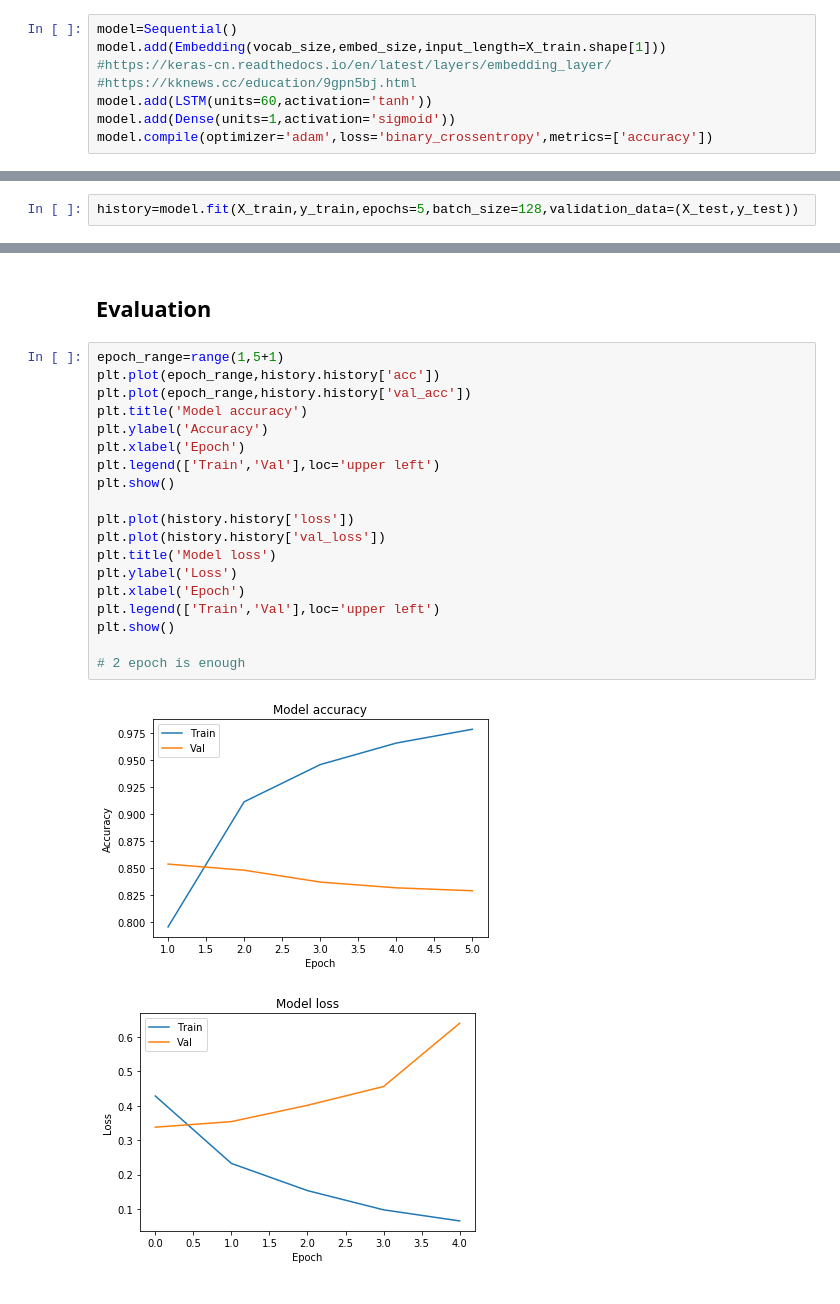
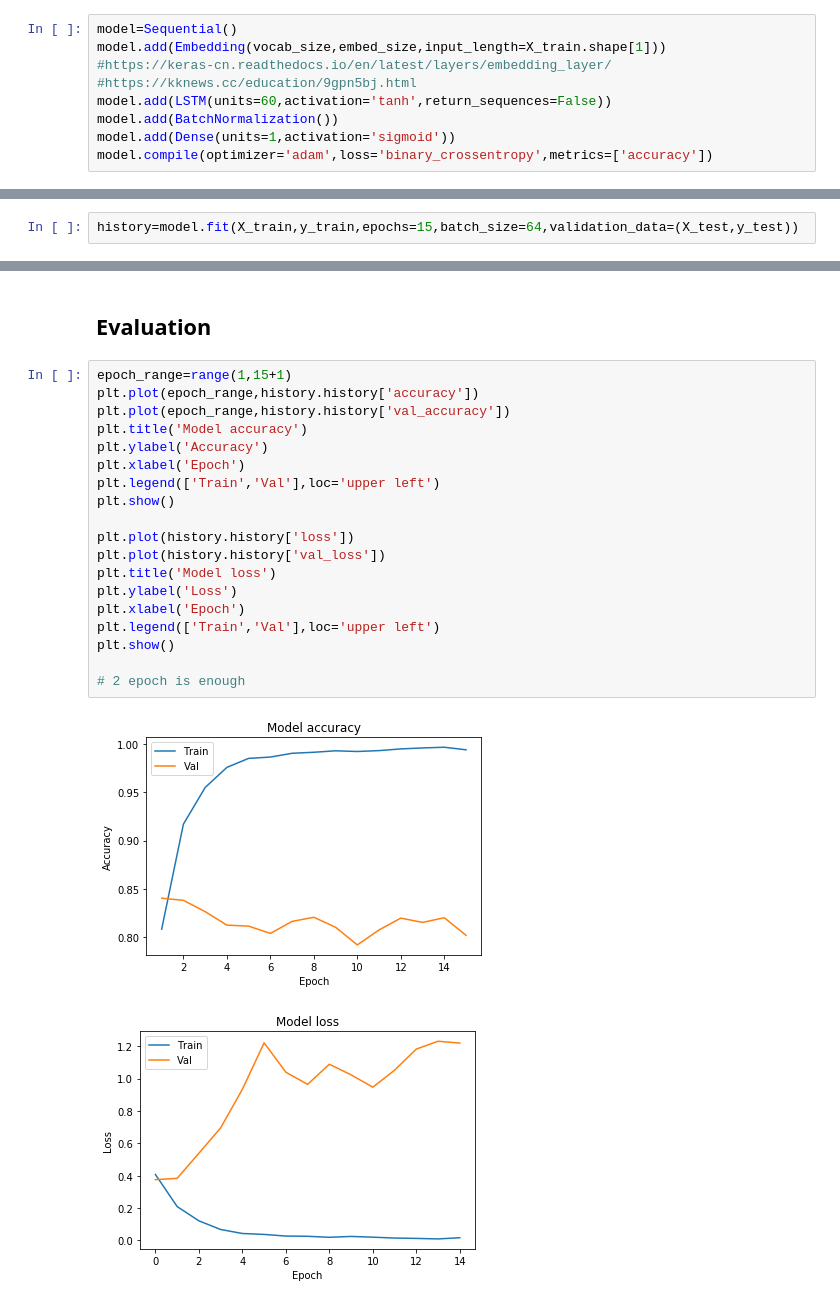
Before and after one commit to HunterKruger/DataScience, a Jupyter notebook: DeepLearning/MovieSentimentClassification(Data,binary,RNN).ipynb, the cells around one changed output, grey strips where cells are left out. Cells and saved outputs as stored; diff of their text form.

```diff
--- a/DeepLearning/MovieSentimentClassification(Data,binary,RNN).ipynb
+++ b/DeepLearning/MovieSentimentClassification(Data,binary,RNN).ipynb
@@ -64,6 +50,7 @@ model=Sequential()
 model.add(Embedding(vocab_size,embed_size,input_length=X_train.shape[1]))
 #https://keras-cn.readthedocs.io/en/latest/layers/embedding_layer/
 #https://kknews.cc/education/9gpn5bj.html
-model.add(LSTM(units=60,activation='tanh'))
+model.add(LSTM(units=60,activation='tanh',return_sequences=False))
+model.add(BatchNormalization())
 model.add(Dense(units=1,activation='sigmoid'))
 model.compile(optimizer='adam',loss='binary_crossentropy',metrics=['accuracy'])
@@ -96,5 +75,5 @@ Non-trainable params: 0
 _________________________________________________________________
 # %%
-history=model.fit(X_train,y_train,epochs=5,batch_size=128,validation_data=(X_test,y_test))
+history=model.fit(X_train,y_train,epochs=15,batch_size=64,validation_data=(X_test,y_test))
 # %% [output]
 Train on 25000 samples, validate on 25000 samples
@@ -126,24 +96,24 @@ history.history
 # %% [markdown]
 ## Evaluation
 # %%
-epoch_range=range(1,5+1)
-plt.plot(epoch_range,history.history['acc'])
-plt.plot(epoch_range,history.history['val_acc'])
+epoch_range=range(1,15+1)
+plt.plot(epoch_range,history.history['accuracy'])
+plt.plot(epoch_range,history.history['val_accuracy'])
 plt.title('Model accuracy')
 plt.ylabel('Accuracy')
 plt.xlabel('Epoch')
 plt.legend(['Train','Val'],loc='upper left')
 plt.show()
 
 plt.plot(history.history['loss'])
 plt.plot(history.history['val_loss'])
 plt.title('Model loss')
 plt.ylabel('Loss')
 plt.xlabel('Epoch')
 plt.legend(['Train','Val'],loc='upper left')
 plt.show()
 
 # 2 epoch is enough
 # %% [output]
-[figure, old version]
+[figure, new version]
-[figure, old version]
+[figure, new version]
```
Also changed, not shown: parts of 8 cells of this notebook, 10 other files.
